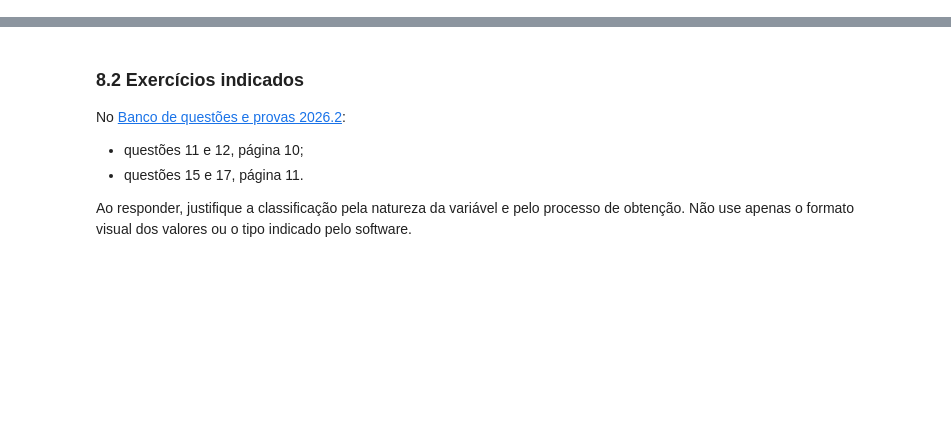
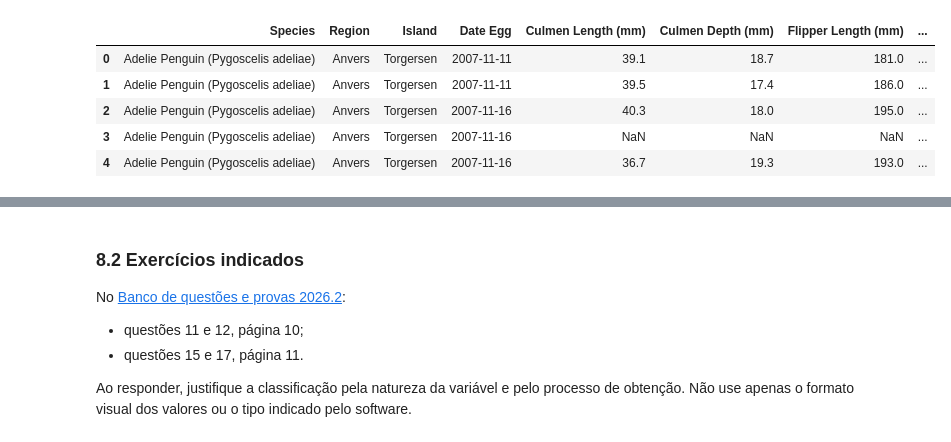
Before and after one commit to carubbi/MQ, a Jupyter notebook: notebooks/u1_a05.ipynb, the cells around one changed output, grey strips where cells are left out. Drawn from its saved outputs; the diff is of its cells as text; code cells hidden in the pictures; blank space fills up the shorter version.

```diff
--- a/notebooks/u1_a05.ipynb
+++ b/notebooks/u1_a05.ipynb
@@ -156,0 +186,13 @@ Esse registro transforma o pré-processamento em uma sequência auditável. Uma
+# %%
+# Filtrando das colunas desejadas
+cols = df_raw.columns.to_list()
+cols_sel = cols[2:5] + cols[8:-3]
+df = df_raw[cols_sel].copy()
+df.head()
+# %% [output]
+|  | Species | Region | Island | Date Egg | Culmen Length (mm) | Culmen Depth (mm) | Flipper Length (mm) | ... |
+| 0 | Adelie Penguin (Pygoscelis adeliae) | Anvers | Torgersen | 2007-11-11 | 39.1 | 18.7 | 181.0 | ... |
+| 1 | Adelie Penguin (Pygoscelis adeliae) | Anvers | Torgersen | 2007-11-11 | 39.5 | 17.4 | 186.0 | ... |
+| 2 | Adelie Penguin (Pygoscelis adeliae) | Anvers | Torgersen | 2007-11-16 | 40.3 | 18.0 | 195.0 | ... |
+| 3 | Adelie Penguin (Pygoscelis adeliae) | Anvers | Torgersen | 2007-11-16 | NaN | NaN | NaN | ... |
+| 4 | Adelie Penguin (Pygoscelis adeliae) | Anvers | Torgersen | 2007-11-16 | 36.7 | 19.3 | 193.0 | ... |
```
Also changed, not shown: parts of 53 cells of this notebook, 1 other file.
